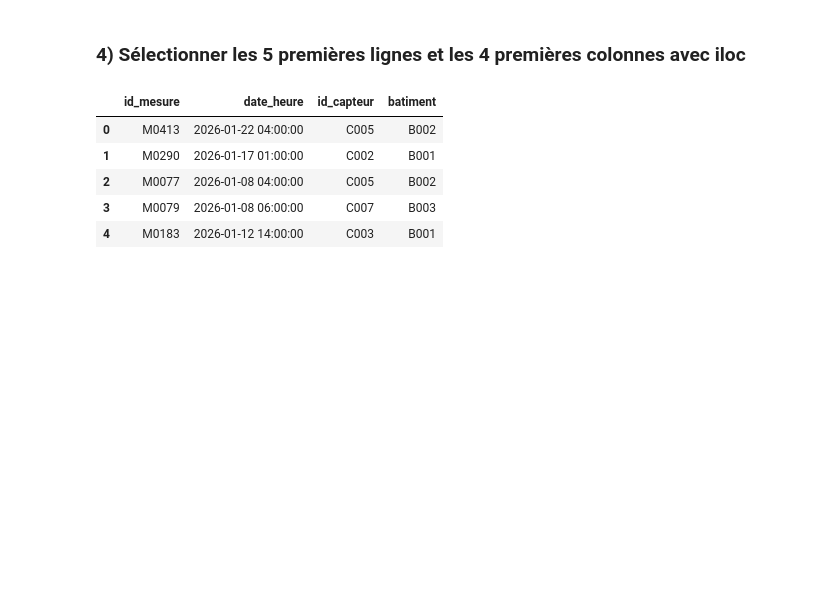
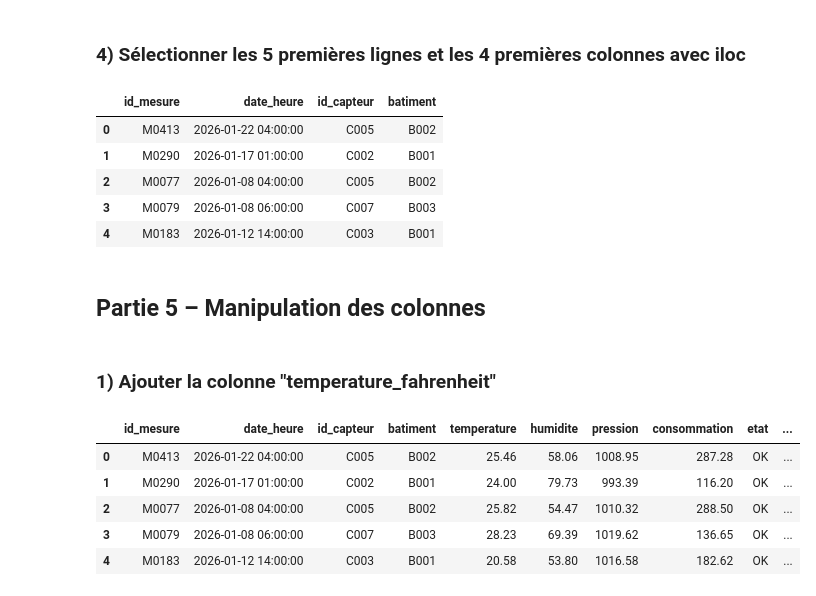
Before and after one commit to Fattimm/atelierPandas, a Jupyter notebook: notebooks/atelier_pandas_iot .ipynb, the cells around one changed output. Drawn from its saved outputs; the diff is of its cells as text; code cells hidden in the pictures; blank space fills up the shorter version.

Commit message:
Partie 5 – Manipulation des colonnes

```diff
--- a/notebooks/atelier_pandas_iot .ipynb
+++ b/notebooks/atelier_pandas_iot .ipynb
@@ -304,3 +304,17 @@ df.iloc[0:5, 0:4]
 | 2 | M0077 | 2026-01-08 04:00:00 | C005 | B002 |
 | 3 | M0079 | 2026-01-08 06:00:00 | C007 | B003 |
 | 4 | M0183 | 2026-01-12 14:00:00 | C003 | B001 |
+# %% [markdown]
+## Partie 5 – Manipulation des colonnes
+# %% [markdown]
+### 1) Ajouter la colonne "temperature_fahrenheit"
+# %%
+df["temperature_fahrenheit"] = df["temperature"] * 9/5 + 32
+df.head()
+# %% [output]
+|  | id_mesure | date_heure | id_capteur | batiment | temperature | humidite | pression | consommation | etat | ... |
+| 0 | M0413 | 2026-01-22 04:00:00 | C005 | B002 | 25.46 | 58.06 | 1008.95 | 287.28 | OK | ... |
+| 1 | M0290 | 2026-01-17 01:00:00 | C002 | B001 | 24.00 | 79.73 | 993.39 | 116.20 | OK | ... |
+| 2 | M0077 | 2026-01-08 04:00:00 | C005 | B002 | 25.82 | 54.47 | 1010.32 | 288.50 | OK | ... |
+| 3 | M0079 | 2026-01-08 06:00:00 | C007 | B003 | 28.23 | 69.39 | 1019.62 | 136.65 | OK | ... |
+| 4 | M0183 | 2026-01-12 14:00:00 | C003 | B001 | 20.58 | 53.80 | 1016.58 | 182.62 | OK | ... |
```
Also changed, not shown: parts of 7 cells of this notebook.
